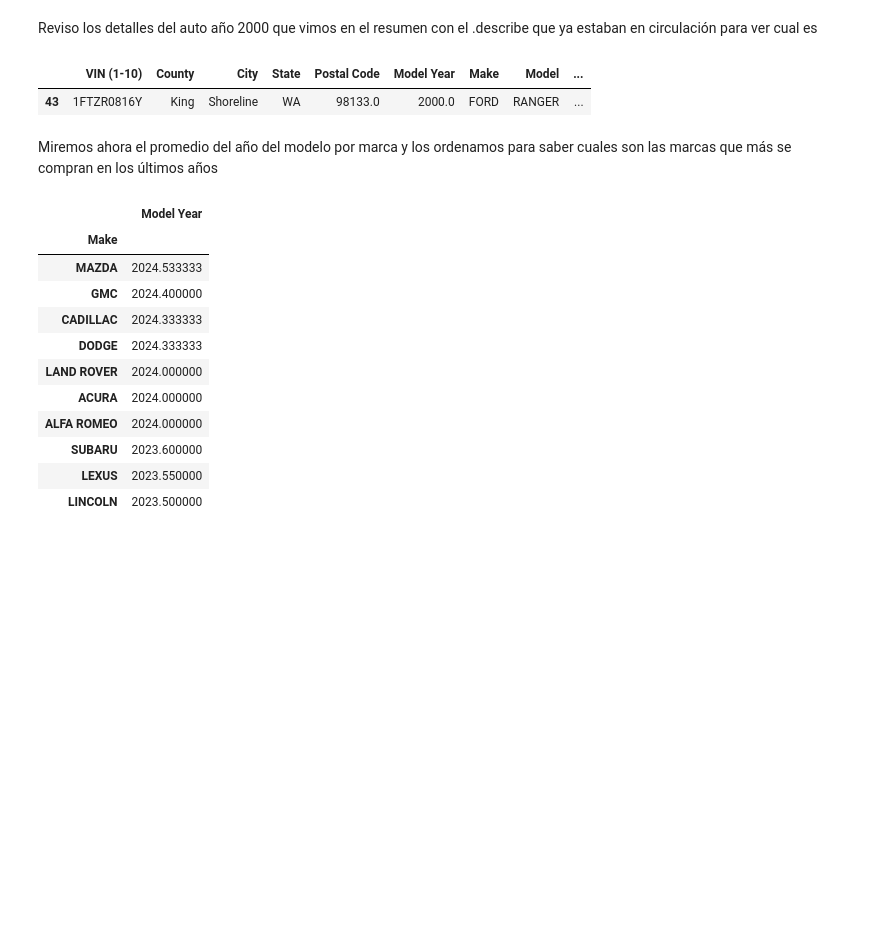
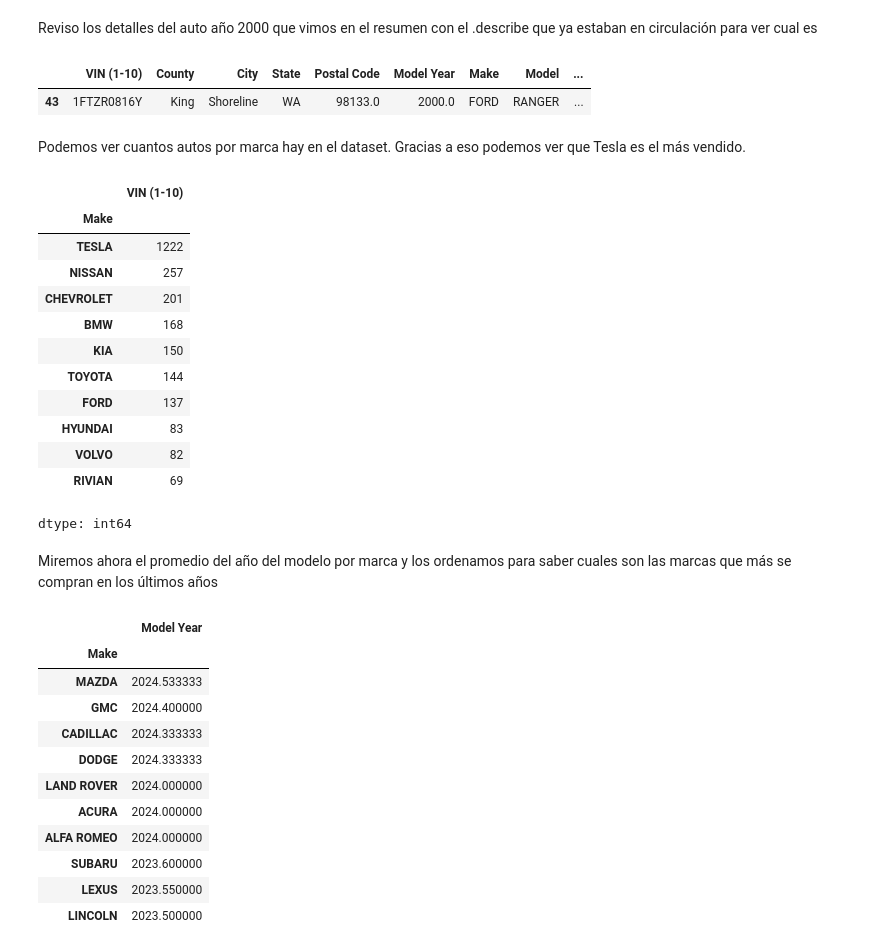
Before and after one commit to Tarde98/DataScienceI, a Jupyter notebook: dataSetTardella.ipynb, the cells around one changed output. Drawn from its saved outputs; the diff is of its cells as text; code cells hidden in the pictures; blank space fills up the shorter version.

```diff
--- a/dataSetTardella.ipynb
+++ b/dataSetTardella.ipynb
@@ -93,6 +93,25 @@ auto_mas_antiguo.head()
 # %% [output]
 |  | VIN (1-10) | County | City | State | Postal Code | Model Year | Make | Model | ... |
 | 43 | 1FTZR0816Y | King | Shoreline | WA | 98133.0 | 2000.0 | FORD | RANGER | ... |
+# %% [markdown]
+Podemos ver cuantos autos por marca hay en el dataset. Gracias a eso podemos ver que Tesla es el más vendido.
+# %%
+auto_por_marca = df.groupby('Make')['VIN (1-10)'].count()
+auto_por_marca.sort_values( ascending=False).head(10)
+# %% [output]
+|  | VIN (1-10) |
+| Make |  |
+| TESLA | 1222 |
+| NISSAN | 257 |
+| CHEVROLET | 201 |
+| BMW | 168 |
+| KIA | 150 |
+| TOYOTA | 144 |
+| FORD | 137 |
+| HYUNDAI | 83 |
+| VOLVO | 82 |
+| RIVIAN | 69 |
+dtype: int64
 # %% [markdown]
 Miremos ahora el promedio del año del modelo por marca y los ordenamos para saber cuales son las marcas que más se compran en los últimos años
 # %%
```
